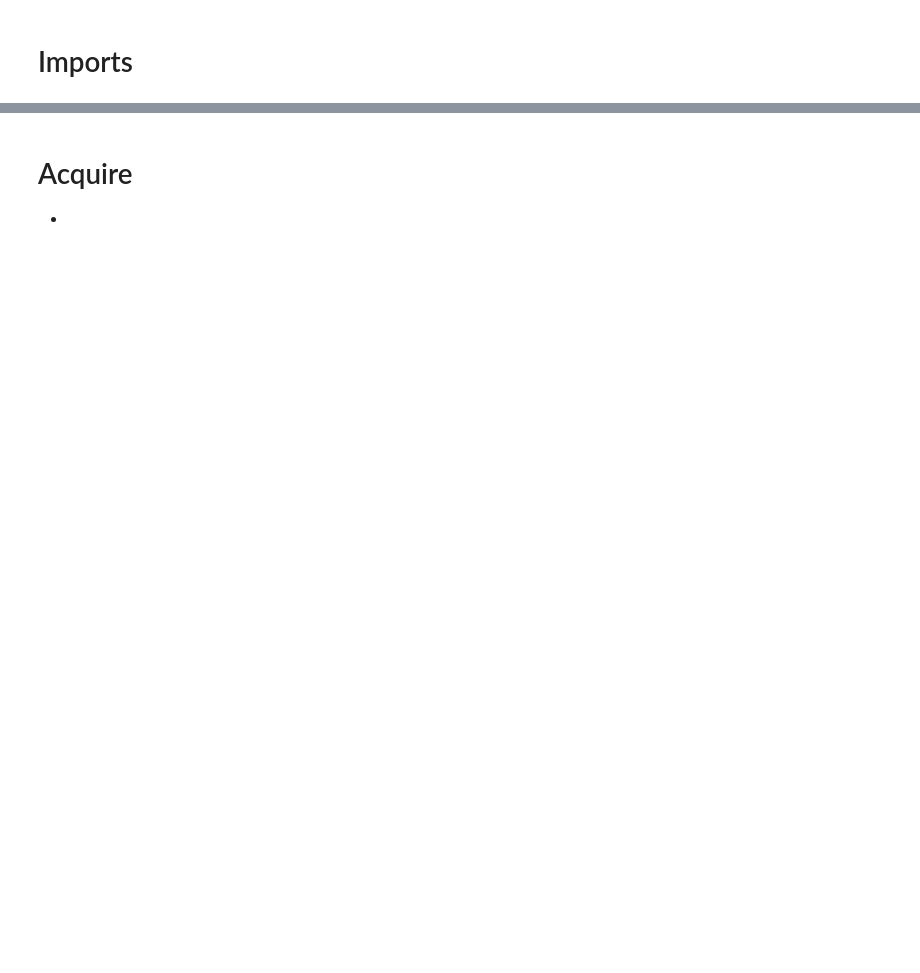
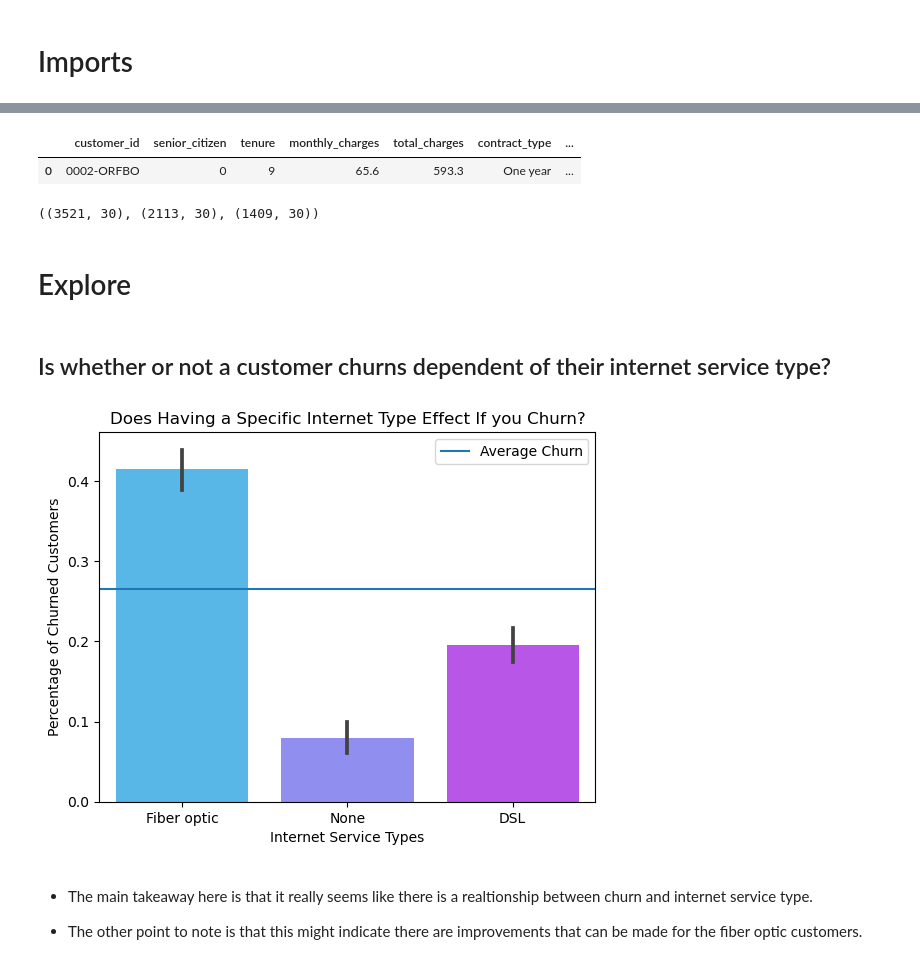
Before and after one commit to shawn-brown12/classification_project, a Jupyter notebook: Final_Report.ipynb, the cells around one changed output, grey strips where cells are left out. Saved outputs shown, nothing was run; the diff lists cells and outputs as text; code cells hidden in the pictures; blank space fills up the shorter version.

```diff
--- a/Final_Report.ipynb
+++ b/Final_Report.ipynb
@@ -34,0 +47,6 @@ pd.options.display.max_columns = None
+# %%
+#this pulls my data from the .csv file and
+#shows the first row, to get a feel for the columns
+data = acquire.get_telco_data()
+
+data.head(1)
@@ -35,4 +64,43 @@ pd.options.display.max_columns = None
+# %%
+#this uses my function to clean the data and
+#shows the first row to compare to the uncleaned dataframe
+data = prepare.prep_telco(data)
+
+data.head(1)
+# %% [output]
+|  | customer_id | senior_citizen | tenure | monthly_charges | total_charges | contract_type | ... |
+| 0 | 0002-ORFBO | 0 | 9 | 65.6 | 593.3 | One year | ... |
+# %%
+#this separates my data into my train, validate, and test sets
+train, val, test = prepare.split_train_test(data, 'churn_Yes')
+# %%
+#this is simply to confirm that the proportions of the sets look correct
+train.shape, val.shape, test.shape
+# %% [output]
+((3521, 30), (2113, 30), (1409, 30))
 # %% [markdown]
-# Acquire
-
--
+# Explore
+# %% [markdown]
+## Is whether or not a customer churns dependent of their internet service type?
+# %%
+#This block of code creates by bar chart
+sns.barplot(x='internet_service_type', y='churn_Yes',
+            data=train, palette='cool')
+#I'm creating a line that goes across the chart that shows the average
+churn_rate = train.churn_Yes.mean()
+plt.axhline(churn_rate, label="Average Churn")
+
+#creating labels and a title
+plt.title('Does Having a Specific Internet Type Effect If you Churn?')
+plt.xlabel('Internet Service Types')
+plt.ylabel('Percentage of Churned Customers')
+
+#making sure the legend appears
+plt.legend()
+plt.show()
+# %% [output]
+[figure, added]
+# %% [markdown]
+- The main takeaway here is that it really seems like there is a realtionship between churn and internet service type.
+
+- The other point to note is that this might indicate there are improvements that can be made for the fiber optic customers.
```
Also changed, not shown: parts of 26 cells of this notebook, 3 other files.
